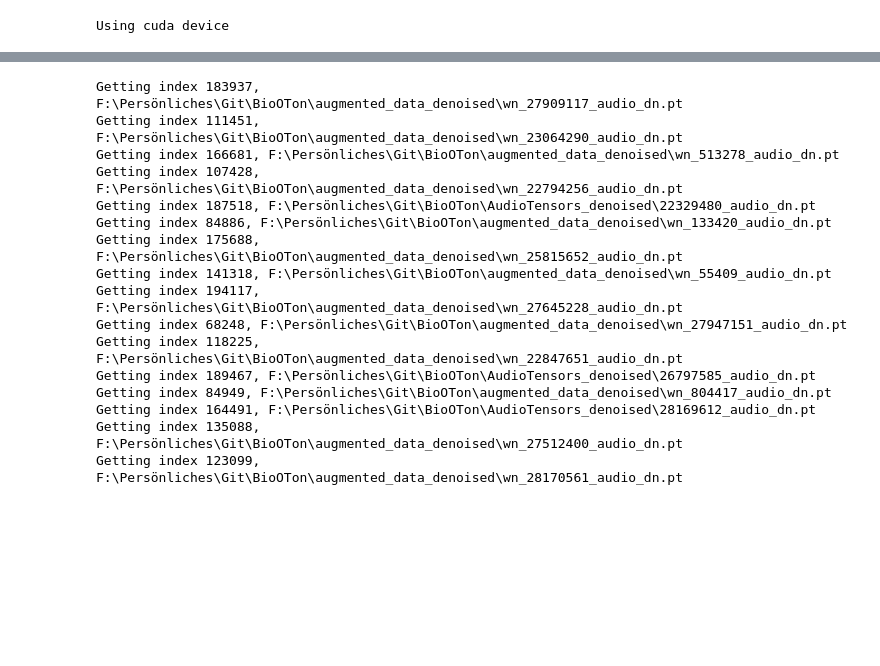
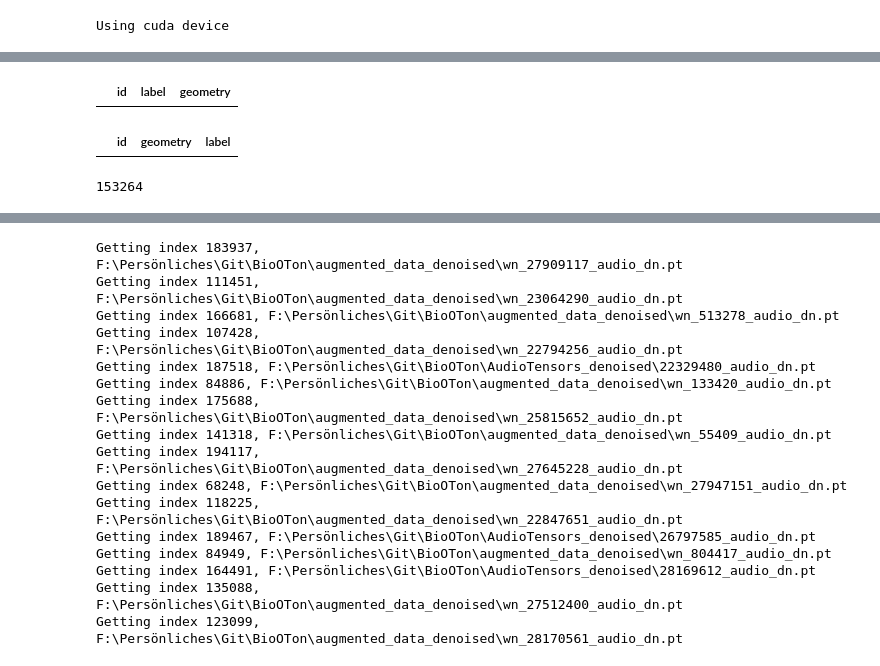
Before and after one commit to mfherrm/BioOTon, a Jupyter notebook: DL_ray_tune.ipynb, the cells around one changed output, grey strips where cells are left out. Drawn from its saved outputs; the diff is of its cells as text; code cells hidden in the pictures; blank space fills up the shorter version.

```diff
--- a/DL_ray_tune.ipynb
+++ b/DL_ray_tune.ipynb
@@ -139,0 +370,8 @@ train_indices, test_indices, val_indices = getSamples(split, sizes = [train_samp
+# %%
+point_subset
+# %% [output]
+|  | id | label | geometry |
+# %%
+point_subset
+# %% [output]
+|  | id | geometry | label |
@@ -139,0 +409,4 @@ train_indices, test_indices, val_indices = getSamples(split, sizes = [train_samp
+# %%
+len(labels)
+# %% [output]
+153264
```
Also changed, not shown: parts of 28 cells of this notebook, 4 other files.
